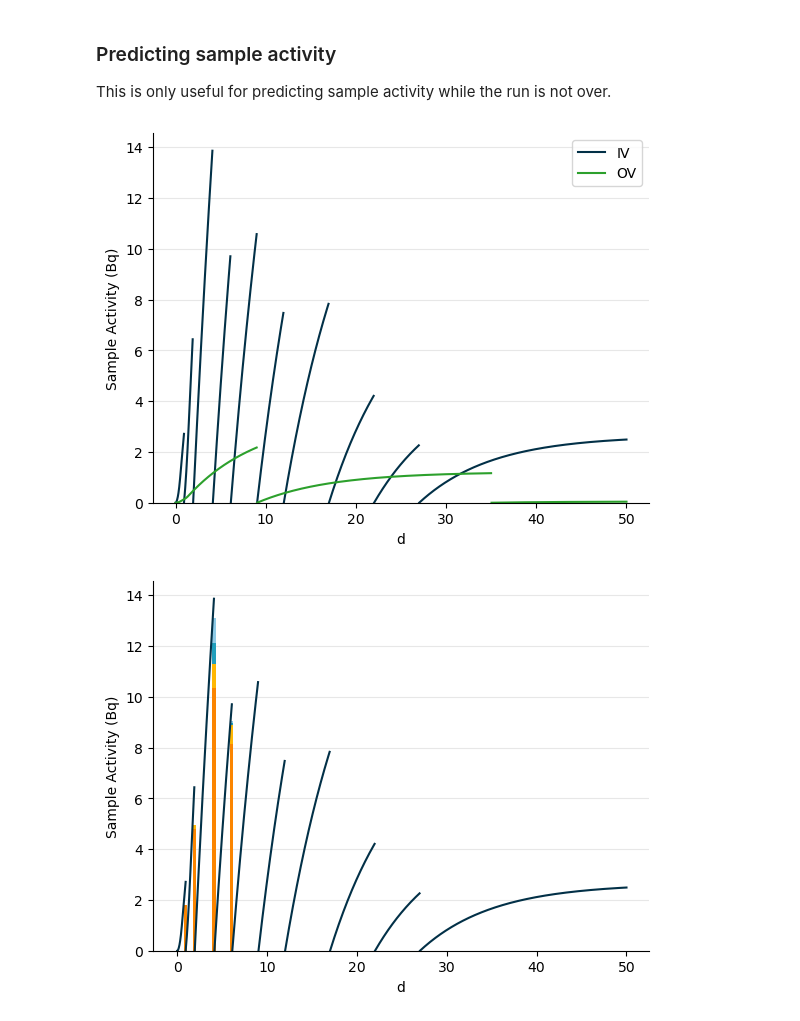
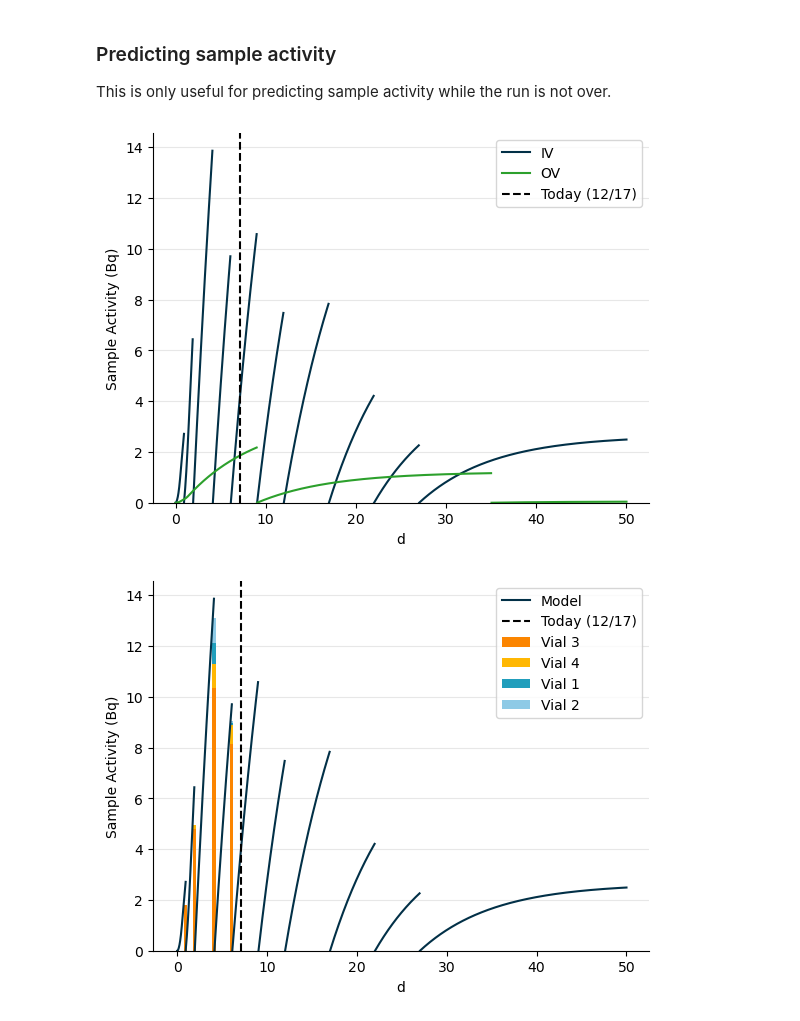
Before and after one commit to veliki-filozof/BABY-1L-run-2-test, a Jupyter notebook: analysis/tritium/tritium_model.ipynb, the cells around one changed output. Drawn from its saved outputs; the diff is of its cells as text; code cells hidden in the pictures.

Commit message:
added today line

```diff
--- a/analysis/tritium/tritium_model.ipynb
+++ b/analysis/tritium/tritium_model.ipynb
@@ -199,9 +200,17 @@ This is only useful for predicting sample activity while the run is not over.
 planned_replacement_times_top = []
 planned_replacement_times_walls = []
 
+
+
 # read general data
 import json
 from datetime import datetime
+
+def plot_today():
+    todays_date = datetime.today()
+    today = (todays_date - start_time).total_seconds() * ureg.s
+    today = today.to(ureg.day)
+    plt.axvline(today, color="k", linestyle="--", label=f"Today ({todays_date:%m/%d})")
 
 
 with open("../../data/general.json", "r") as f:
@@ -244,38 +253,43 @@ plot_sample_activity_wall(
     color="tab:green",
     label="OV",
 )
+plot_today()
 plt.grid(True, axis="y", alpha=0.3)
 plt.ylim(bottom=0 * ureg.Bq)
 plt.ylabel("Sample Activity (Bq)")
 plt.legend()
 
 plt.figure()
 plot_bars(IV_stream, index=[time.to(ureg.day) for time in replacement_times_top])
 plot_sample_activity_top(
     baby_model,
     replacement_times=planned_replacement_times_top,
     color="#023047",
     label="Model",
 )
+plot_today()
 
 plt.grid(True, axis="y", alpha=0.3)
 plt.ylim(bottom=0 * ureg.Bq)
 plt.ylabel("Sample Activity (Bq)")
+plt.legend()
 
 plt.figure()
 # plot_bars(OV_stream, index=[time.to(ureg.day) for time in replacement_times_walls])
 plot_sample_activity_wall(
     baby_model,
     replacement_times=planned_replacement_times_walls,
     color="tab:green",
     label="Model",
 )
+plot_today()
 
 plt.grid(True, axis="y", alpha=0.3)
 plt.ylim(bottom=0 * ureg.Bq)
 plt.ylabel("Sample Activity (Bq)")
+plt.legend()
 
 plt.show()
 # %% [output]
-[figure, old version]
+[figure, new version]
-[figure, old version]
+[figure, new version]
```
Also changed, not shown: parts of 2 cells of this notebook.
